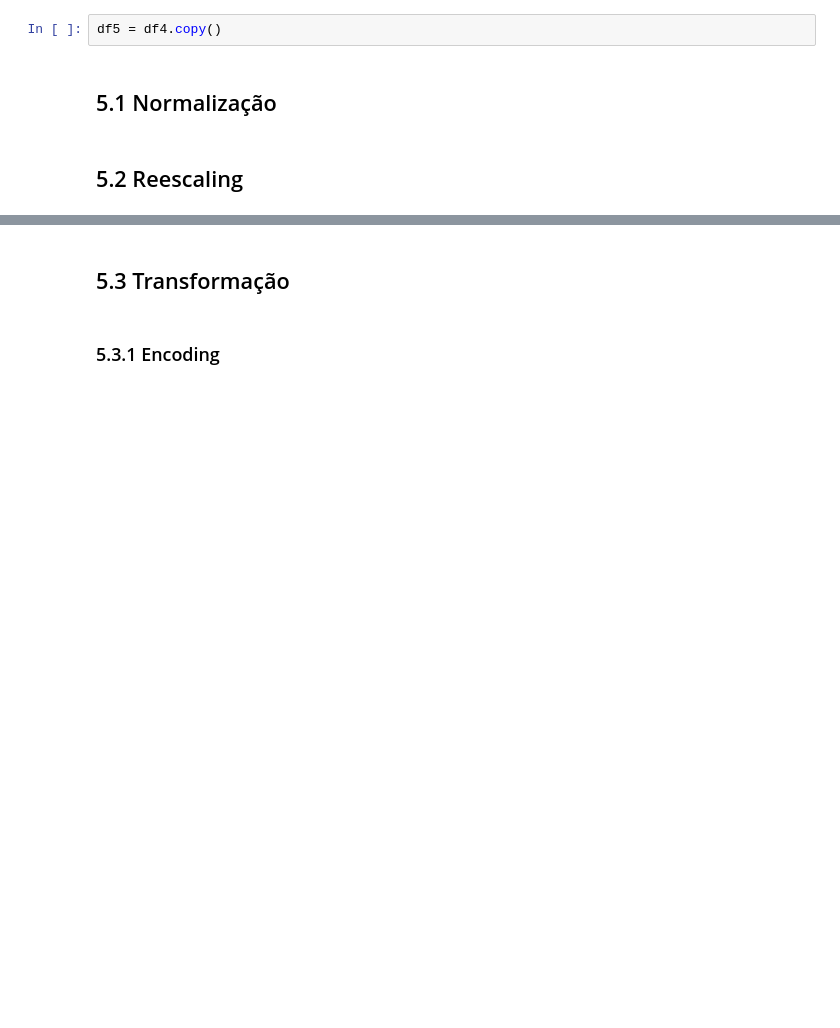
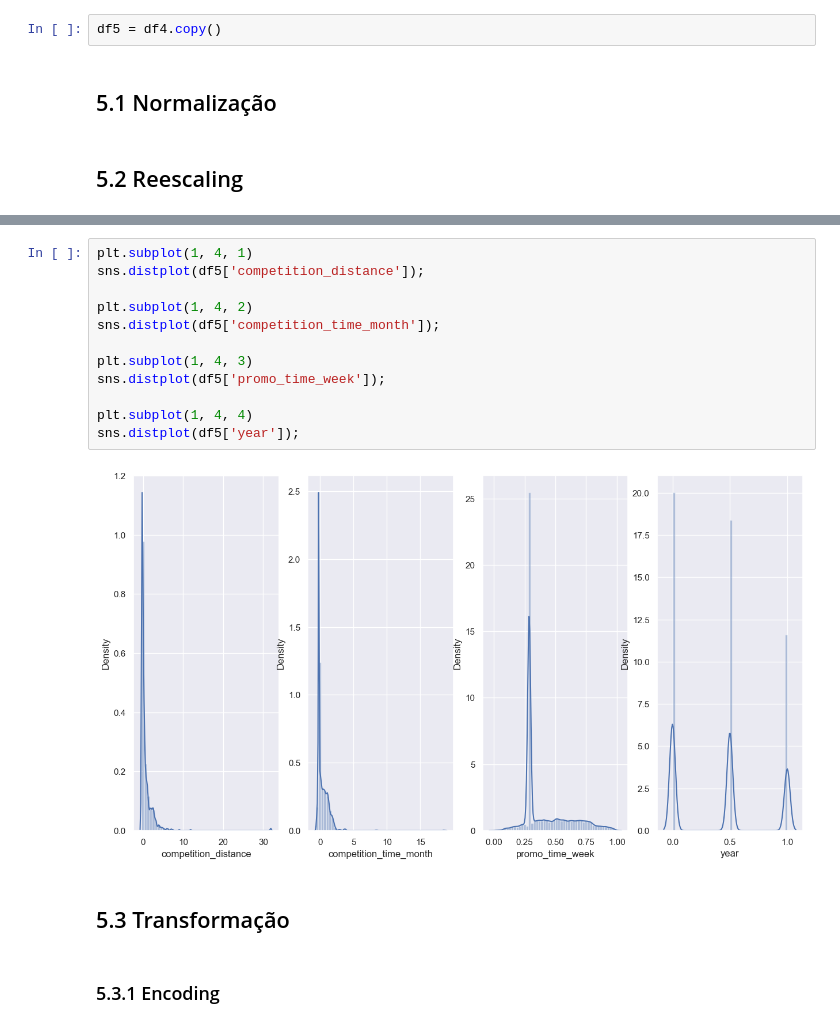
Before and after one commit to LeonardoArndt/proj2_ds_em_prod, a Jupyter notebook: m10_v01_store_sales_prediction.ipynb, the cells around one changed output, grey strips where cells are left out. Cells and saved outputs as stored; diff of their text form; blank space fills up the shorter version.

```diff
--- a/m10_v01_store_sales_prediction.ipynb
+++ b/m10_v01_store_sales_prediction.ipynb
@@ -939,3 +1002,17 @@ sns.distplot(df5['competition_distance']);
+# %%
+plt.subplot(1, 4, 1)
+sns.distplot(df5['competition_distance']);
+
+plt.subplot(1, 4, 2)
+sns.distplot(df5['competition_time_month']);
+
+plt.subplot(1, 4, 3)
+sns.distplot(df5['promo_time_week']);
+
+plt.subplot(1, 4, 4)
+sns.distplot(df5['year']);
+# %% [output]
+[figure, added]
 # %% [markdown]
 ## 5.3 Transformação
 # %% [markdown]
```
Also changed, not shown: parts of 42 cells of this notebook.
